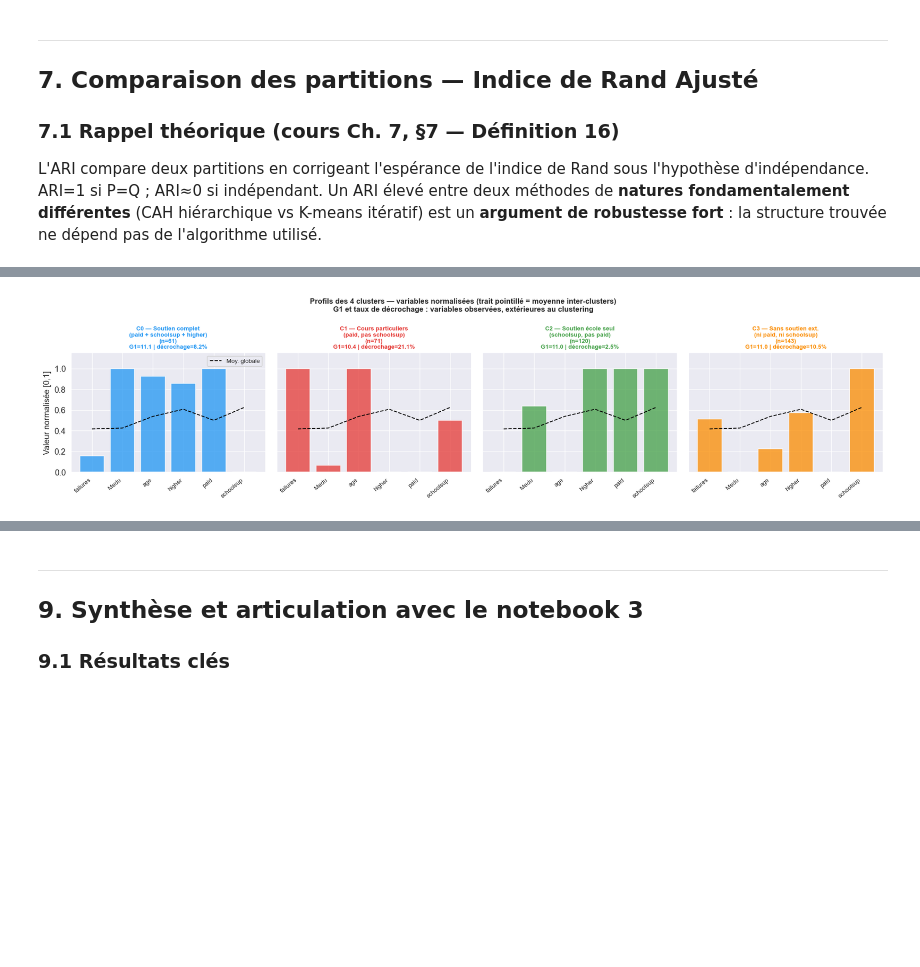
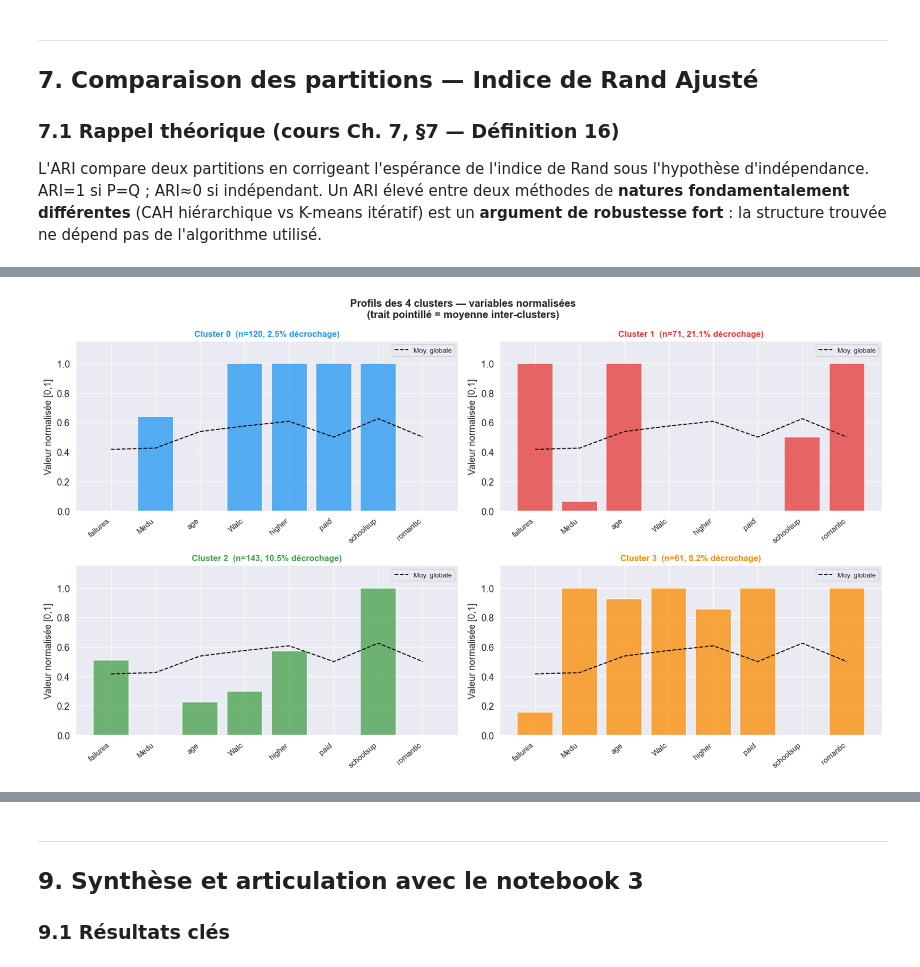
Before and after one commit to mathieupiekarz/ML_pstudents_studies, a Jupyter notebook: 01_reduction_clustering.ipynb, the cells around one changed output, grey strips where cells are left out. Drawn from its saved outputs; the diff is of its cells as text; code cells hidden in the pictures; blank space fills up the shorter version.

```diff
--- a/01_reduction_clustering.ipynb
+++ b/01_reduction_clustering.ipynb
@@ -564,17 +566,0 @@ Les clusters sont maintenant caractérisés sur les variables de clustering **et
-# %%
-mat['cluster'] = labels_cah
-
-# Profil moyen par cluster
-profil = mat.groupby('cluster')[VARS_NUM].mean().round(2)
-for v in VARS_CAT:
-    profil[v] = (mat.groupby('cluster')[v]
-                 .apply(lambda x: (x=='yes').mean())).round(2)
-profil['G1_moy']   = mat.groupby('cluster')['G1'].mean().round(1)
-profil['taux_dec'] = (mat.groupby('cluster')['decrocheur'].mean()*100).round(1)
-profil['n']        = mat.groupby('cluster')['decrocheur'].count()
-
-cols_show = ['n', 'failures', 'Medu', 'age', 'higher', 'paid', 'schoolsup', 'G1_moy', 'taux_dec']
-print("Profil moyen par cluster (CAH-Ward, K=4)")
-print(profil[cols_show].to_string())
-print()
-print("Note : G1_moy et taux_dec sont des variables OBSERVÉES, extérieures au clustering.")
@@ -591,40 +574,47 @@ Note : G1_moy et taux_dec sont des variables OBSERVÉES, extérieures au cluster
 # %%
-# Noms descriptifs basés sur les variables de clustering uniquement
-noms_desc = [
-    'C0 — Soutien complet\n(paid + schoolsup + higher)',
-    'C1 — Cours particuliers\n(paid, pas schoolsup)',
-    'C2 — Soutien école seul\n(schoolsup, pas paid)',
-    'C3 — Sans soutien ext.\n(ni paid, ni schoolsup)'
-]
+mat['cluster'] = labels_km
 
-vars_show  = ['failures', 'Medu', 'age', 'higher', 'paid', 'schoolsup']
+# Profil moyen par cluster
+profil = mat.groupby('cluster')[VARS_NUM].mean().round(2)
+for v in VARS_CAT:
+    profil[v] = (mat.groupby('cluster')[v]
+                    .apply(lambda x: (x == 'yes').mean())).round(2)
+profil['n'] = mat.groupby('cluster')['decrocheur'].count()
+profil['taux_dec'] = (mat.groupby('cluster')['decrocheur'].mean() * 100).round(1)
+
+cols_show = ['n', 'failures', 'Medu', 'age', 'Walc', 'higher', 'paid', 'schoolsup', 'romantic']
+print("Profil moyen par cluster (K-means, K=4)")
+print(profil[cols_show].to_string())
+
+vars_show  = VARS_NUM + VARS_CAT
 profil_num = profil[vars_show].copy()
 maxv = profil_num.max().values
 minv = profil_num.min().values
 
-fig, axes = plt.subplots(1, 4, figsize=(16, 4), sharey=True)
-for k, (ax, nom) in enumerate(zip(axes, noms_desc)):
-    vals_k  = profil_num.loc[k].values.astype(float)
-    glob    = profil_num.mean().values
-    vals_n  = (vals_k - minv) / (maxv - minv + 1e-9)
-    glob_n  = (glob   - minv) / (maxv - minv + 1e-9)
+fig, axes = plt.subplots(2, 2, figsize=(14, 8))
+axes = axes.flatten()
+
+for k, ax in enumerate(axes):
+    vals_k = profil_num.loc[k].values.astype(float)
+    glob   = profil_num.mean().values
+    vals_n = (vals_k - minv) / (maxv - minv + 1e-9)
+    glob_n = (glob   - minv) / (maxv - minv + 1e-9)
     x = np.arange(len(vars_show))
     ax.bar(x, vals_n, color=PAL[k], alpha=0.75, edgecolor='white')
     ax.plot(x, glob_n, 'k--', lw=1.2, label='Moy. globale')
     ax.set_xticks(x)
-    ax.set_xticklabels(vars_show, rotation=40, ha='right', fontsize=8)
+    ax.set_xticklabels(vars_show, rotation=40, ha='right', fontsize=9)
     ax.set_ylim(0, 1.15)
-    taux = profil.loc[k, 'taux_dec']
-    n_k  = int(profil.loc[k, 'n'])
-    ax.set_title(f'{nom}\n(n={n_k})\nG1={profil.loc[k,"G1_moy"]:.1f} | décrochage={taux:.1f}%',
-                 fontsize=8, fontweight='bold', color=PAL[k])
-    if k == 0:
-        ax.set_ylabel('Valeur normalisée [0,1]')
-        ax.legend(fontsize=8)
+    n_k   = int(profil.loc[k, 'n'])
+    taux  = profil.loc[k, 'taux_dec']
+    ax.set_title(f'Cluster {k}  (n={n_k}, {taux:.1f}% décrochage)',
+                 fontsize=10, fontweight='bold', color=PAL[k])
+    ax.set_ylabel('Valeur normalisée [0,1]')
+    ax.legend(fontsize=8)
 
-plt.suptitle('Profils des 4 clusters — variables normalisées (trait pointillé = moyenne inter-clusters)\n'
-             'G1 et taux de décrochage : variables observées, extérieures au clustering',
-             fontweight='bold', fontsize=10)
+plt.suptitle('Profils des 4 clusters — variables normalisées\n'
+             '(trait pointillé = moyenne inter-clusters)',
+             fontweight='bold', fontsize=12)
 plt.tight_layout()
 plt.show()
 # %% [output]
@@ -631 +628 @@ plt.show()
-[figure, old version]
+[figure, new version]
```
Also changed, not shown: parts of 10 cells of this notebook.
